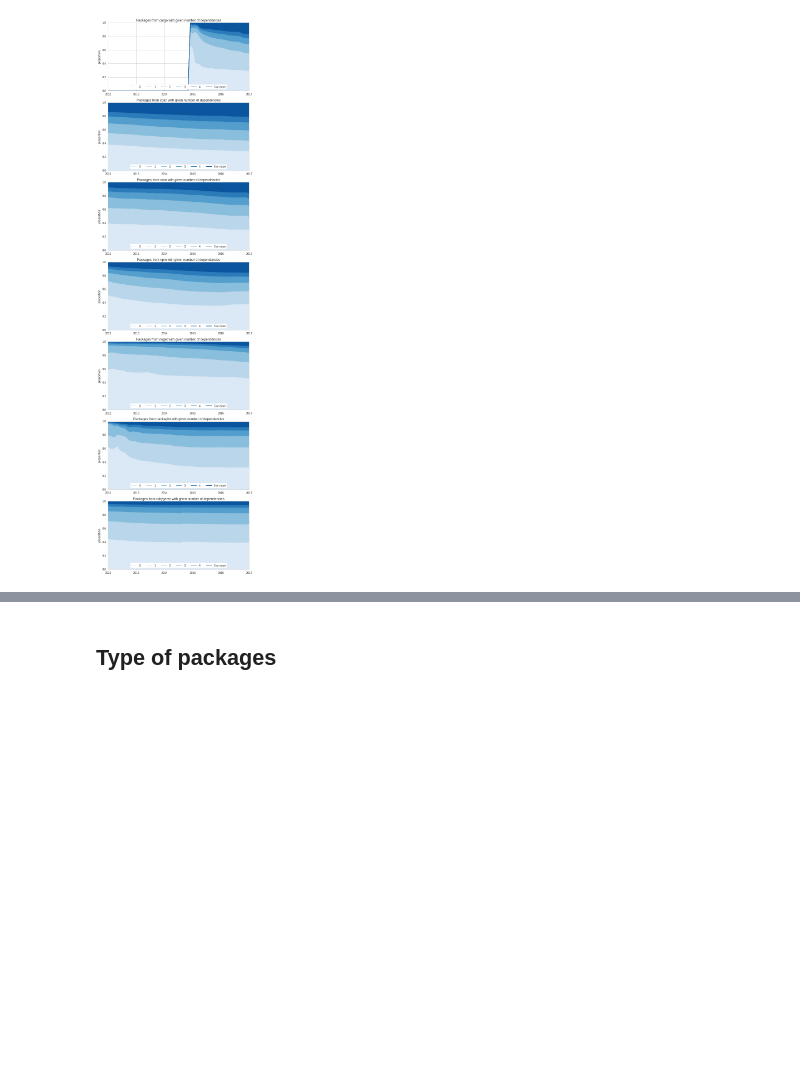
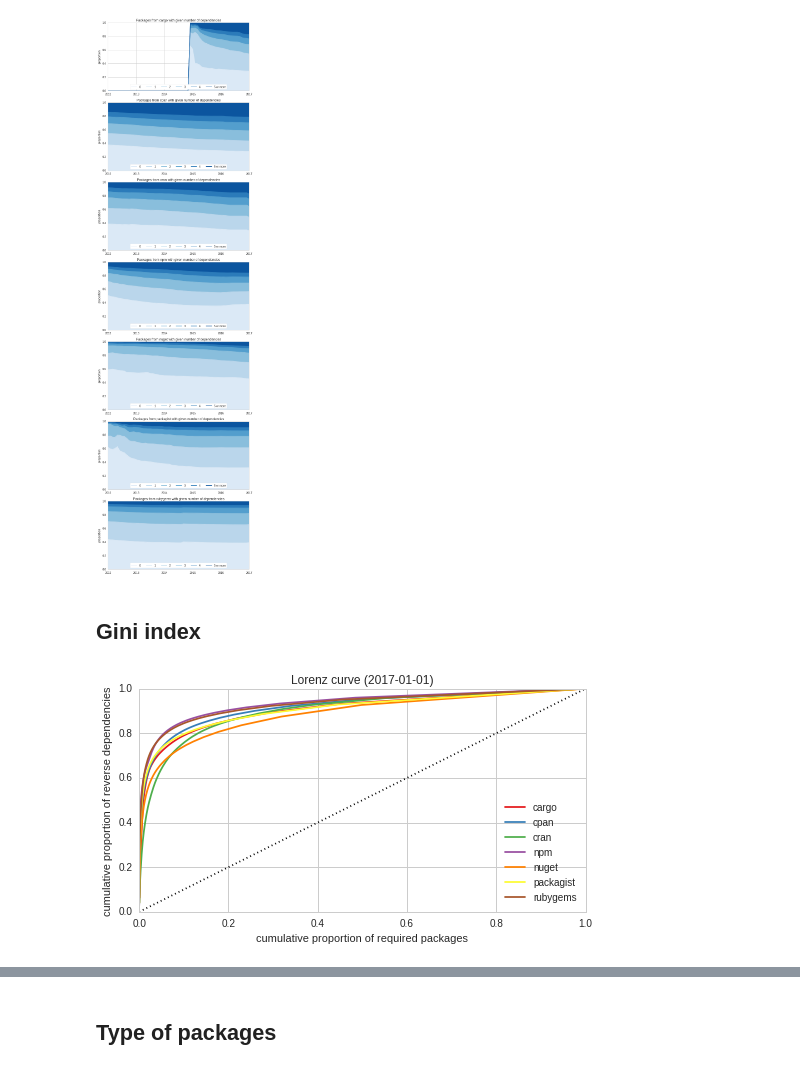
Before and after one commit to AlexandreDecan/ecos-emse, a Jupyter notebook: notebooks/Graphs metrics.ipynb, the cells around one changed output, grey strips where cells are left out. Saved outputs shown, nothing was run; the diff lists cells and outputs as text; code cells hidden in the pictures; blank space fills up the shorter version.

Commit message:
Gini / Lorenz for required packages

```diff
--- a/notebooks/Graphs metrics.ipynb
+++ b/notebooks/Graphs metrics.ipynb
@@ -451,3 +451,44 @@ matplotlib.pyplot.tight_layout()
 savefig(figure, 'graph_proportion_packages_with_number_of_dependencies')
 # %% [output]
 [figure]
+# %% [markdown]
+## Gini index
+# %%
+figure, ax = matplotlib.pyplot.subplots()
+figure.set_size_inches(FIG_SIZE)
+
+date = DATE_RANGE[-1]
+
+data_temp = []
+
+for ecosystem in ECOSYSTEMS:
+    graph = graphs[ecosystem][date]
+
+    df = (
+        pandas.DataFrame(graph.vs['in'], columns=['in'])
+        .pipe(lambda d: d[d['in'] > 0])
+        .sort_values('in', ascending=False)
+        .assign(n=lambda d: 1 / len(d))
+        .assign(p=lambda d: d['in'] / d['in'].sum())
+        [['n', 'p']]
+        .cumsum()
+        .set_index('n')
+        .rename(columns={'p': ecosystem})
+    )
+    data_temp.append(df)
+    df.plot(ax=ax)
+
+
+ax.plot([0, 1], [0, 1], 'k:')
+
+ax.set(
+    title='Lorenz curve ({})'.format(DATE_RANGE[-1].strftime('%Y-%m-%d')),
+    xlim=(0, 1),
+    ylim=(0, 1),
+    xlabel='cumulative proportion of required packages',
+    ylabel='cumulative proportion of reverse dependencies',
+)
+
+savefig(figure, 'graph_required_lorenz')
+# %% [output]
+[figure, added]
```
Also changed, not shown: parts of 5 cells of this notebook, 4 other files.
